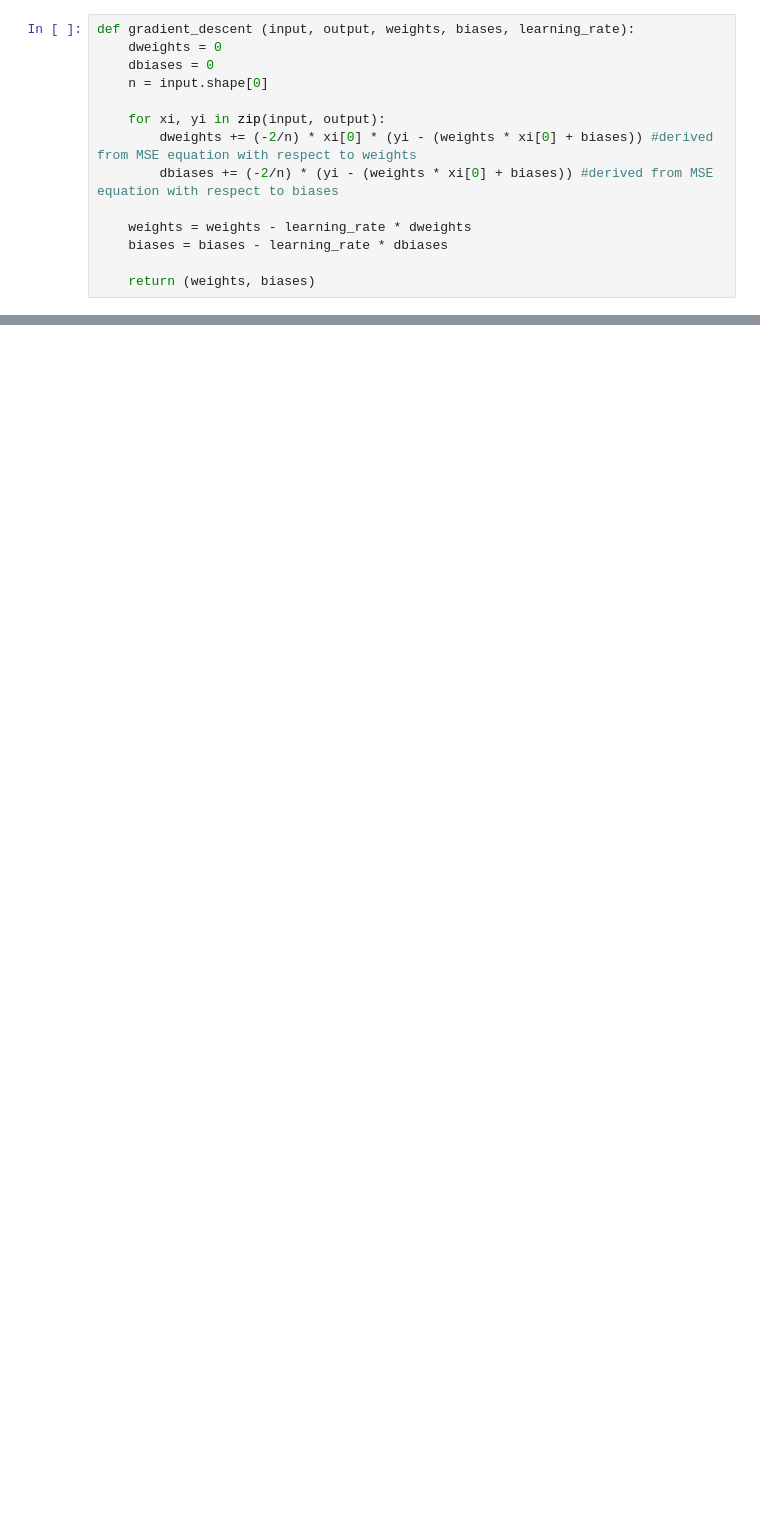
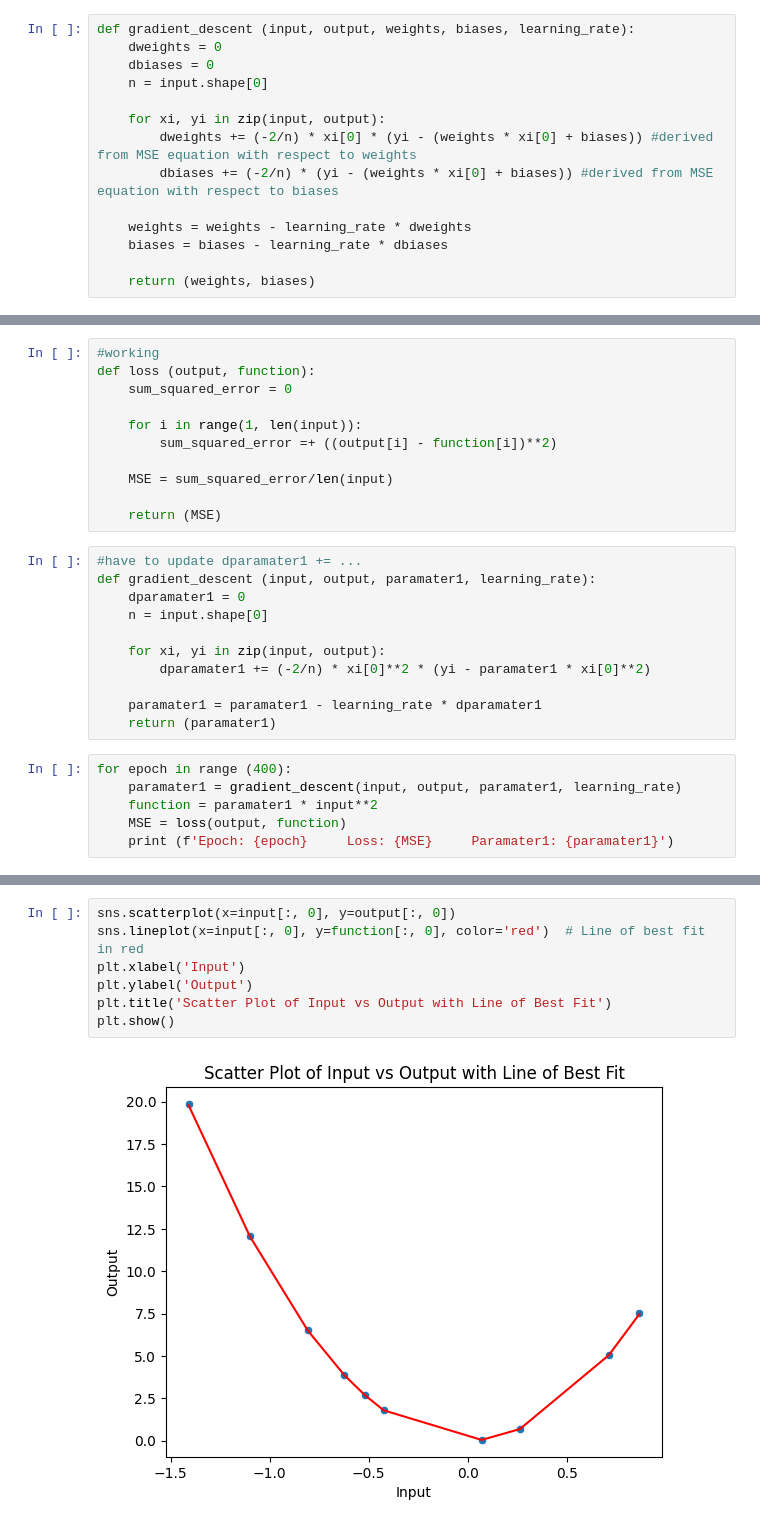
Before and after one commit to JaySakarvadia/implementing-gradient-descent, a Jupyter notebook: Implementing_Gradient_Descent.ipynb, the cells around one changed output, grey strips where cells are left out. Cells and saved outputs as stored; diff of their text form; blank space fills up the shorter version.

```diff
--- a/Implementing_Gradient_Descent.ipynb
+++ b/Implementing_Gradient_Descent.ipynb
@@ -82,0 +110,28 @@ Epoch: 399     Loss: [6.84431434e-08]     Weights: [10.00038576]      Biases: [4
+# %%
+#working
+def loss (output, function):
+    sum_squared_error = 0
+
+    for i in range(1, len(input)):
+        sum_squared_error =+ ((output[i] - function[i])**2)
+
+    MSE = sum_squared_error/len(input)
+
+    return (MSE)
+# %%
+#have to update dparamater1 += ...
+def gradient_descent (input, output, paramater1, learning_rate):
+    dparamater1 = 0
+    n = input.shape[0]
+
+    for xi, yi in zip(input, output):
+        dparamater1 += (-2/n) * xi[0]**2 * (yi - paramater1 * xi[0]**2)
+
+    paramater1 = paramater1 - learning_rate * dparamater1
+    return (paramater1)
+# %%
+for epoch in range (400):
+    paramater1 = gradient_descent(input, output, paramater1, learning_rate)
+    function = paramater1 * input**2
+    MSE = loss(output, function)
+    print (f'Epoch: {epoch}     Loss: {MSE}     Paramater1: {paramater1}')
@@ -82,0 +156,9 @@ Epoch: 399     Loss: [6.84431434e-08]     Weights: [10.00038576]      Biases: [4
+# %%
+sns.scatterplot(x=input[:, 0], y=output[:, 0])
+sns.lineplot(x=input[:, 0], y=function[:, 0], color='red')  # Line of best fit in red
+plt.xlabel('Input')
+plt.ylabel('Output')
+plt.title('Scatter Plot of Input vs Output with Line of Best Fit')
+plt.show()
+# %% [output]
+[figure, added]
```
Also changed, not shown: parts of 8 cells of this notebook.
